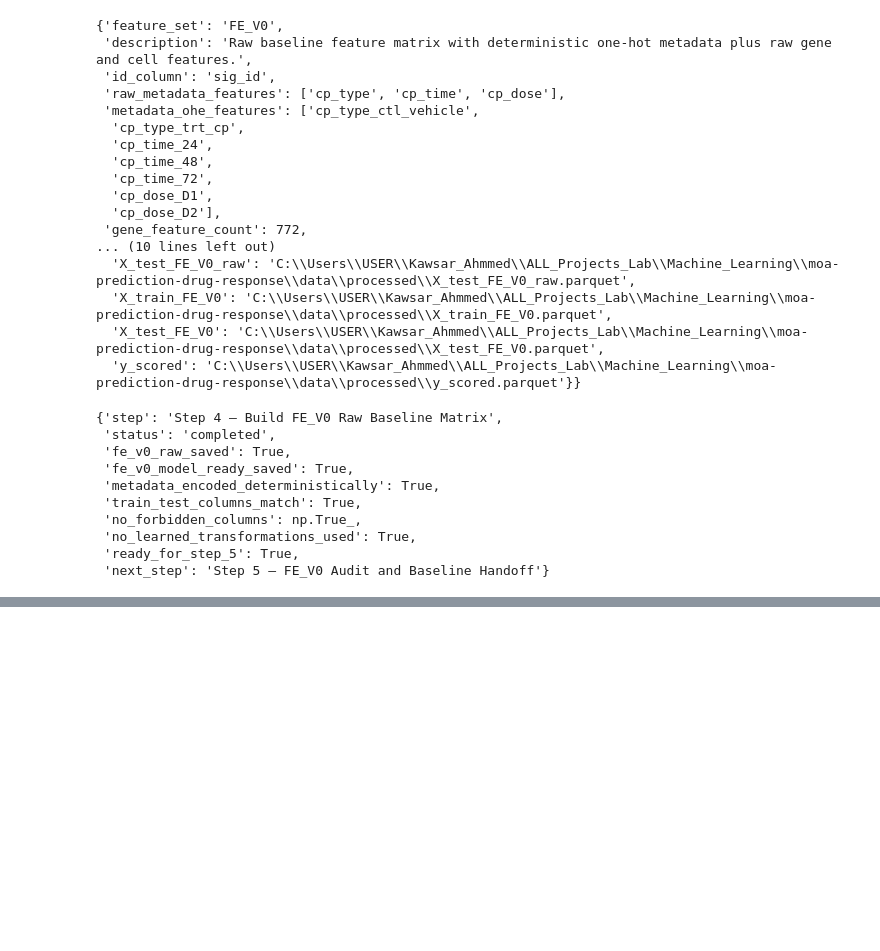
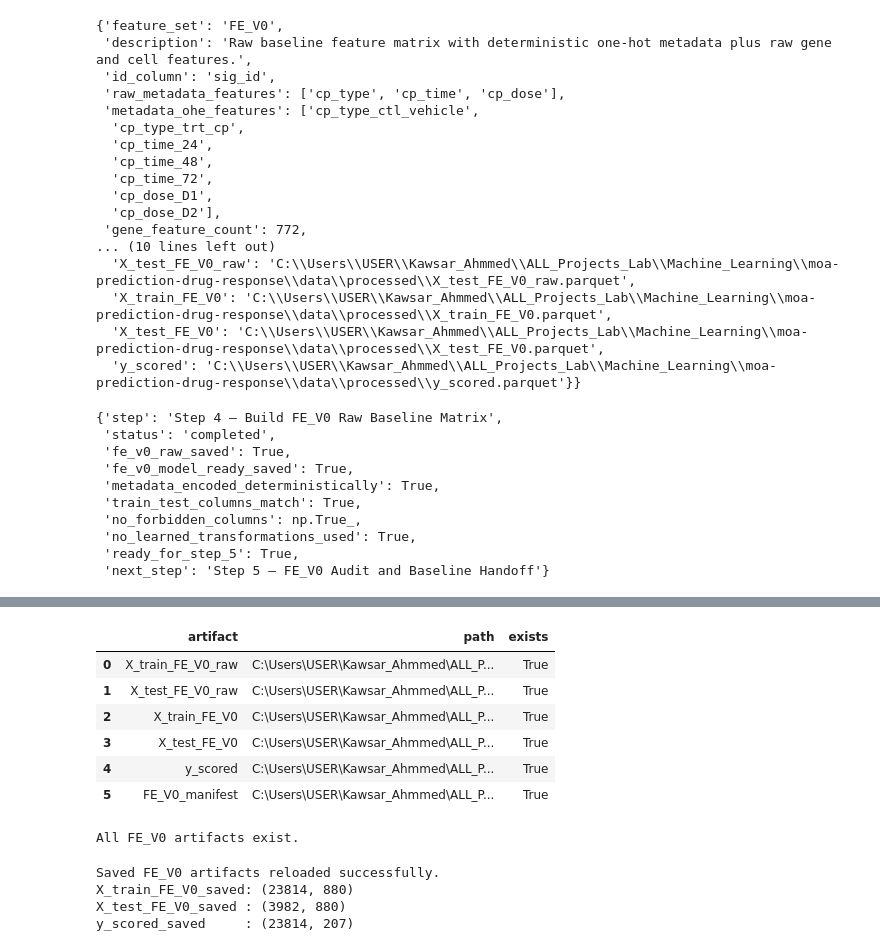
Before and after one commit to kawsar07ahmmed0712-rgb/moa-prediction-drug-response, a Jupyter notebook: notebooks/03_feature_engineering.ipynb, the cells around one changed output, grey strips where cells are left out. Saved outputs shown, nothing was run; the diff lists cells and outputs as text; code cells hidden in the pictures; blank space fills up the shorter version.

```diff
--- a/notebooks/03_feature_engineering.ipynb
+++ b/notebooks/03_feature_engineering.ipynb
@@ -1504,0 +1520,55 @@ step_4_status
+# %%
+fe_v0_artifact_paths = {
+    "X_train_FE_V0_raw": DATA_PROCESSED_DIR / "X_train_FE_V0_raw.parquet",
+    "X_test_FE_V0_raw": DATA_PROCESSED_DIR / "X_test_FE_V0_raw.parquet",
+    "X_train_FE_V0": DATA_PROCESSED_DIR / "X_train_FE_V0.parquet",
+    "X_test_FE_V0": DATA_PROCESSED_DIR / "X_test_FE_V0.parquet",
+    "y_scored": DATA_PROCESSED_DIR / "y_scored.parquet",
+    "FE_V0_manifest": DATA_PROCESSED_DIR / "FE_V0_manifest.json"
+}
+
+fe_v0_artifact_existence_audit = pd.DataFrame({
+    "artifact": list(fe_v0_artifact_paths.keys()),
+    "path": [str(path) for path in fe_v0_artifact_paths.values()],
+    "exists": [path.exists() for path in fe_v0_artifact_paths.values()]
+})
+
+fe_v0_artifact_existence_audit
+# %% [output]
+|  | artifact | path | exists |
+| 0 | X_train_FE_V0_raw | C:\Users\USER\Kawsar_Ahmmed\ALL_P... | True |
+| 1 | X_test_FE_V0_raw | C:\Users\USER\Kawsar_Ahmmed\ALL_P... | True |
+| 2 | X_train_FE_V0 | C:\Users\USER\Kawsar_Ahmmed\ALL_P... | True |
+| 3 | X_test_FE_V0 | C:\Users\USER\Kawsar_Ahmmed\ALL_P... | True |
+| 4 | y_scored | C:\Users\USER\Kawsar_Ahmmed\ALL_P... | True |
+| 5 | FE_V0_manifest | C:\Users\USER\Kawsar_Ahmmed\ALL_P... | True |
+# %%
+missing_fe_v0_artifacts = fe_v0_artifact_existence_audit.loc[
+    fe_v0_artifact_existence_audit["exists"] == False,
+    ["artifact", "path"]
+]
+
+if len(missing_fe_v0_artifacts) > 0:
+    display(missing_fe_v0_artifacts)
+    raise FileNotFoundError("Some FE_V0 artifacts are missing. Re-run Step 4 before continuing.")
+
+print("All FE_V0 artifacts exist.")
+# %% [output]
+All FE_V0 artifacts exist.
+# %%
+X_train_FE_V0_saved = pd.read_parquet(fe_v0_artifact_paths["X_train_FE_V0"])
+X_test_FE_V0_saved = pd.read_parquet(fe_v0_artifact_paths["X_test_FE_V0"])
+y_scored_saved = pd.read_parquet(fe_v0_artifact_paths["y_scored"])
+
+with open(fe_v0_artifact_paths["FE_V0_manifest"], "r", encoding="utf-8") as f:
+    FE_V0_manifest_saved = json.load(f)
+
+print("Saved FE_V0 artifacts reloaded successfully.")
+print("X_train_FE_V0_saved:", X_train_FE_V0_saved.shape)
+print("X_test_FE_V0_saved :", X_test_FE_V0_saved.shape)
+print("y_scored_saved     :", y_scored_saved.shape)
+# %% [output]
+Saved FE_V0 artifacts reloaded successfully.
+X_train_FE_V0_saved: (23814, 880)
+X_test_FE_V0_saved : (3982, 880)
+y_scored_saved     : (23814, 207)
```
Also changed, not shown: parts of 12 cells of this notebook.
